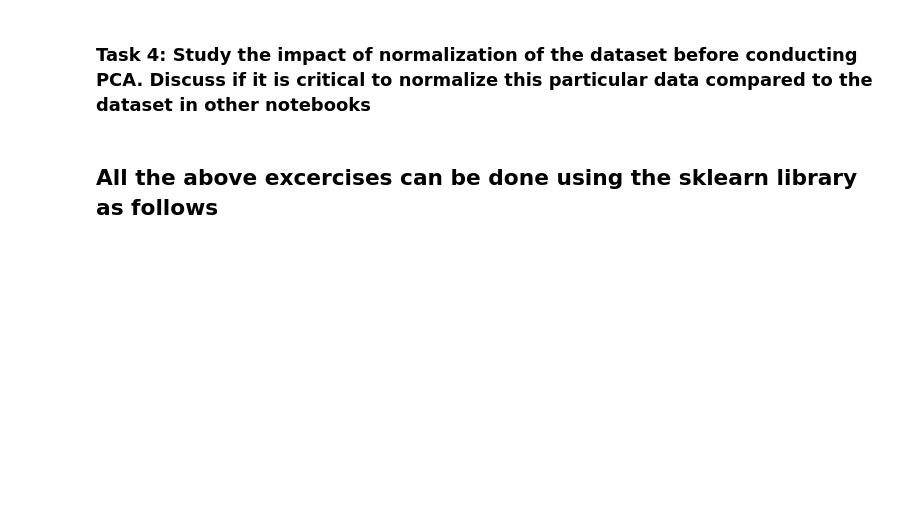
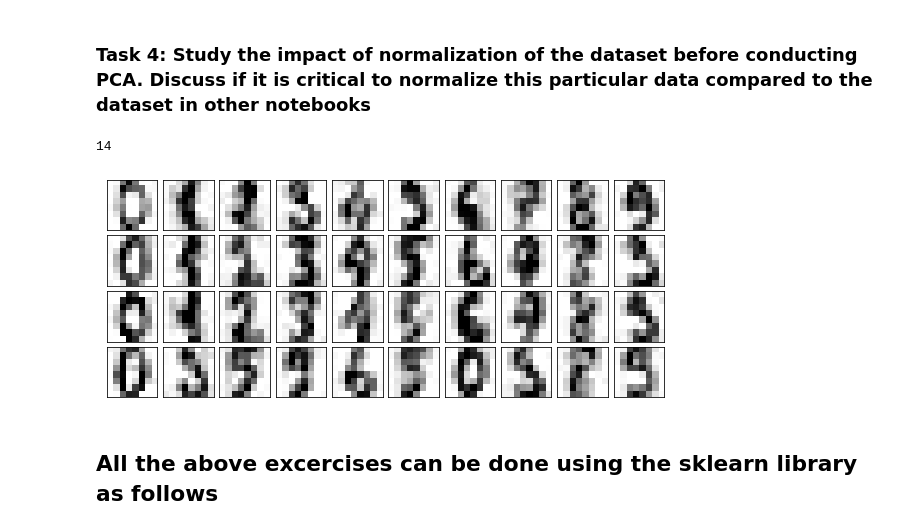
Before and after one commit to chrstrom/TTK4260, a Jupyter notebook: assignment_04_PCA_clustering.ipynb, the cells around one changed output. Saved outputs shown, nothing was run; the diff lists cells and outputs as text; code cells hidden in the pictures; blank space fills up the shorter version.

```diff
--- a/assignment_04_PCA_clustering.ipynb
+++ b/assignment_04_PCA_clustering.ipynb
@@ -162,5 +166,19 @@ NameError: name 'denoised' is not defined
 # %% [markdown]
 ### Task 4: Study the impact of normalization of the dataset before conducting PCA. Discuss if it is critical to normalize this particular data compared to the dataset in other notebooks
+# %%
+normalized_signal = noise / np.linalg.norm(noise)
+
+plot_digits(denoise_signal(normalized_signal, do_mean_centering=False))
+
+# Normalizing here does not yield any noticable improvement, if any.
+# This is likely because of how each column in the dataset represent some
+# part of the same source (image of the digits), and thus we should expect
+# similar properties between each column. I.e we are not necessarily comparing apples and oranges :)
+
+# See also Task 1 - normalization does not change anything.
+# %% [output]
+14
+[figure, added]
 # %% [markdown]
 ## All the above excercises can be done using the sklearn library as follows
 # %%
```
Also changed, not shown: parts of 5 cells of this notebook, 2 other files.
